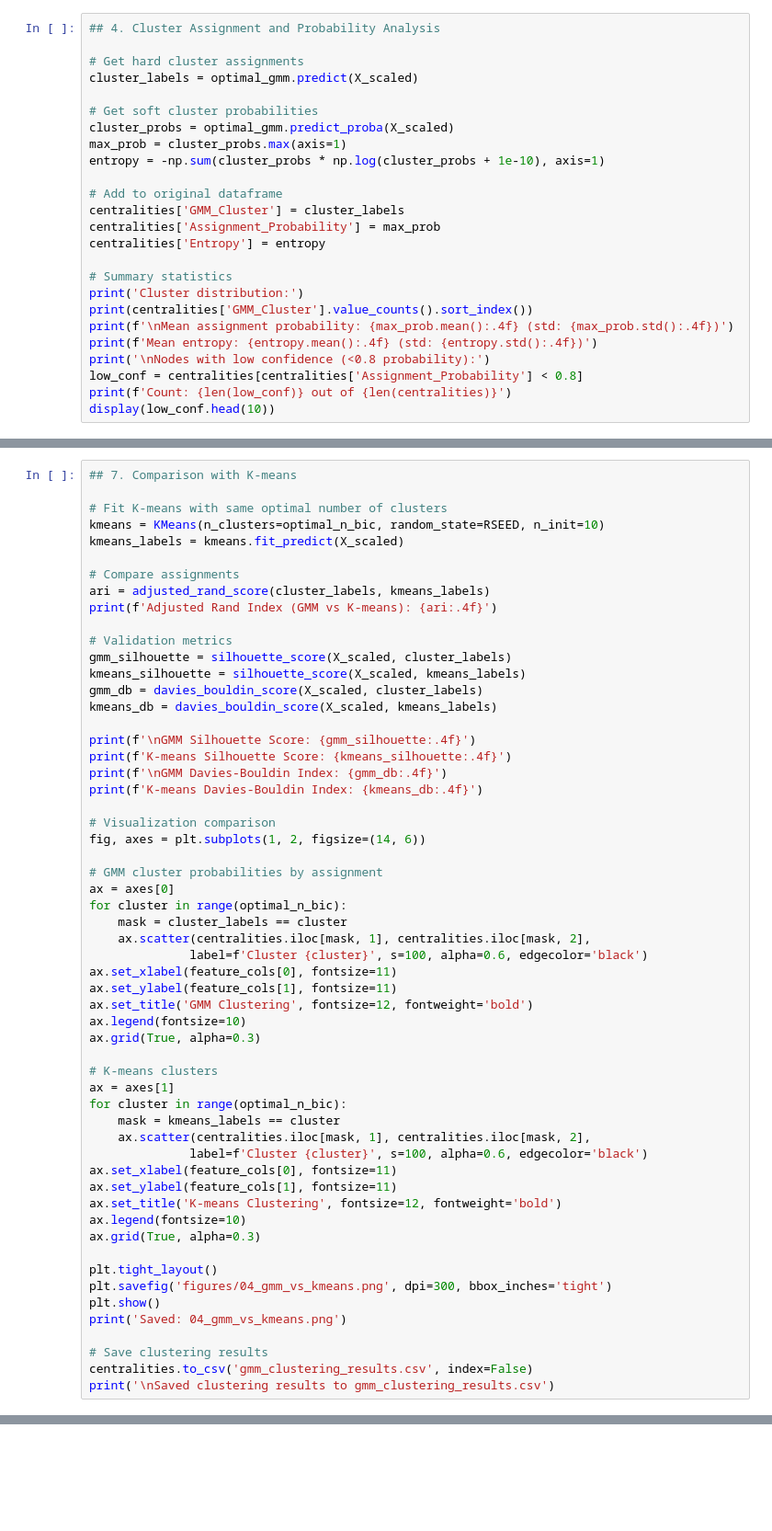
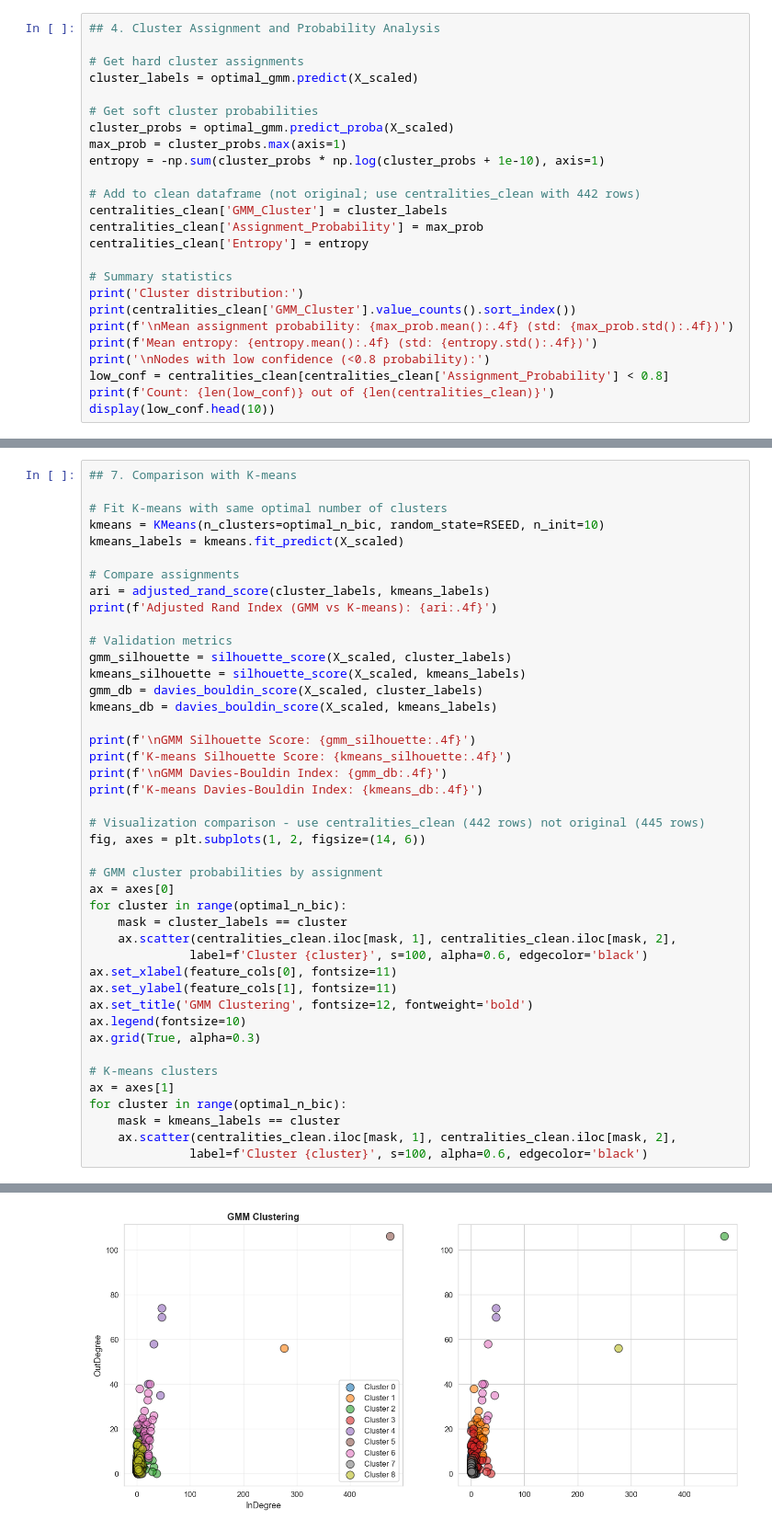
Before and after one commit to MustafaHameed/DS_F25, a Jupyter notebook: labook-code-main/ch09-model-based-clustering/ch09-model-based-clustering.ipynb, the cells around one changed output, grey strips where cells are left out. Shown at 92% size. Drawn from its saved outputs; the diff is of its cells as text; blank space fills up the shorter version.

Commit message:
Complete Ch09 (Model-Based Clustering) with GMM analysis, BIC/AIC selection, and PDF handout; fix NaN and index alignment issues

```diff
--- a/labook-code-main/ch09-model-based-clustering/ch09-model-based-clustering.ipynb
+++ b/labook-code-main/ch09-model-based-clustering/ch09-model-based-clustering.ipynb
@@ -130,17 +193,17 @@ cluster_probs = optimal_gmm.predict_proba(X_scaled)
 max_prob = cluster_probs.max(axis=1)
 entropy = -np.sum(cluster_probs * np.log(cluster_probs + 1e-10), axis=1)
 
-# Add to original dataframe
-centralities['GMM_Cluster'] = cluster_labels
-centralities['Assignment_Probability'] = max_prob
-centralities['Entropy'] = entropy
+# Add to clean dataframe (not original; use centralities_clean with 442 rows)
+centralities_clean['GMM_Cluster'] = cluster_labels
+centralities_clean['Assignment_Probability'] = max_prob
+centralities_clean['Entropy'] = entropy
 
 # Summary statistics
 print('Cluster distribution:')
-print(centralities['GMM_Cluster'].value_counts().sort_index())
+print(centralities_clean['GMM_Cluster'].value_counts().sort_index())
 print(f'\nMean assignment probability: {max_prob.mean():.4f} (std: {max_prob.std():.4f})')
 print(f'Mean entropy: {entropy.mean():.4f} (std: {entropy.std():.4f})')
 print('\nNodes with low confidence (<0.8 probability):')
-low_conf = centralities[centralities['Assignment_Probability'] < 0.8]
-print(f'Count: {len(low_conf)} out of {len(centralities)}')
+low_conf = centralities_clean[centralities_clean['Assignment_Probability'] < 0.8]
+print(f'Count: {len(low_conf)} out of {len(centralities_clean)}')
 display(low_conf.head(10))
@@ -231,14 +361,14 @@ print(f'K-means Silhouette Score: {kmeans_silhouette:.4f}')
 print(f'\nGMM Davies-Bouldin Index: {gmm_db:.4f}')
 print(f'K-means Davies-Bouldin Index: {kmeans_db:.4f}')
 
-# Visualization comparison
+# Visualization comparison - use centralities_clean (442 rows) not original (445 rows)
 fig, axes = plt.subplots(1, 2, figsize=(14, 6))
 
 # GMM cluster probabilities by assignment
 ax = axes[0]
 for cluster in range(optimal_n_bic):
     mask = cluster_labels == cluster
-    ax.scatter(centralities.iloc[mask, 1], centralities.iloc[mask, 2],
+    ax.scatter(centralities_clean.iloc[mask, 1], centralities_clean.iloc[mask, 2],
               label=f'Cluster {cluster}', s=100, alpha=0.6, edgecolor='black')
 ax.set_xlabel(feature_cols[0], fontsize=11)
 ax.set_ylabel(feature_cols[1], fontsize=11)
@@ -250,19 +380,6 @@ ax.grid(True, alpha=0.3)
 ax = axes[1]
 for cluster in range(optimal_n_bic):
     mask = kmeans_labels == cluster
-    ax.scatter(centralities.iloc[mask, 1], centralities.iloc[mask, 2],
+    ax.scatter(centralities_clean.iloc[mask, 1], centralities_clean.iloc[mask, 2],
               label=f'Cluster {cluster}', s=100, alpha=0.6, edgecolor='black')
-ax.set_xlabel(feature_cols[0], fontsize=11)
-ax.set_ylabel(feature_cols[1], fontsize=11)
-ax.set_title('K-means Clustering', fontsize=12, fontweight='bold')
-ax.legend(fontsize=10)
-ax.grid(True, alpha=0.3)
-
-plt.tight_layout()
-plt.savefig('figures/04_gmm_vs_kmeans.png', dpi=300, bbox_inches='tight')
-plt.show()
-print('Saved: 04_gmm_vs_kmeans.png')
-
-# Save clustering results
-centralities.to_csv('gmm_clustering_results.csv', index=False)
-print('\nSaved clustering results to gmm_clustering_results.csv')
+# %% [output]
@@ -269,3 +393,4 @@ print('\nSaved clustering results to gmm_clustering_results.csv')
+[figure, added]
 # %%
 ## 8. PDF Handout Generation
 
```
Also changed, not shown: parts of 9 cells of this notebook, 4 other files.
